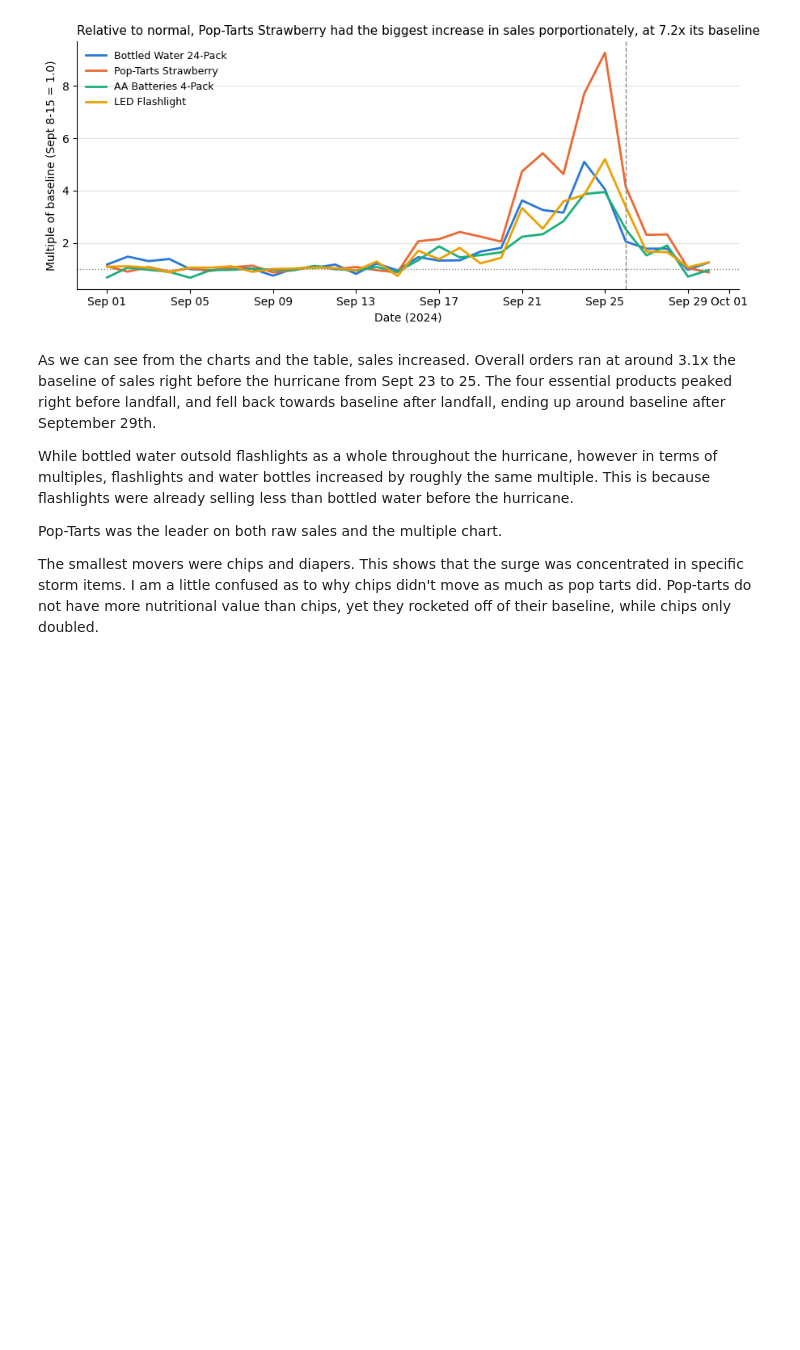
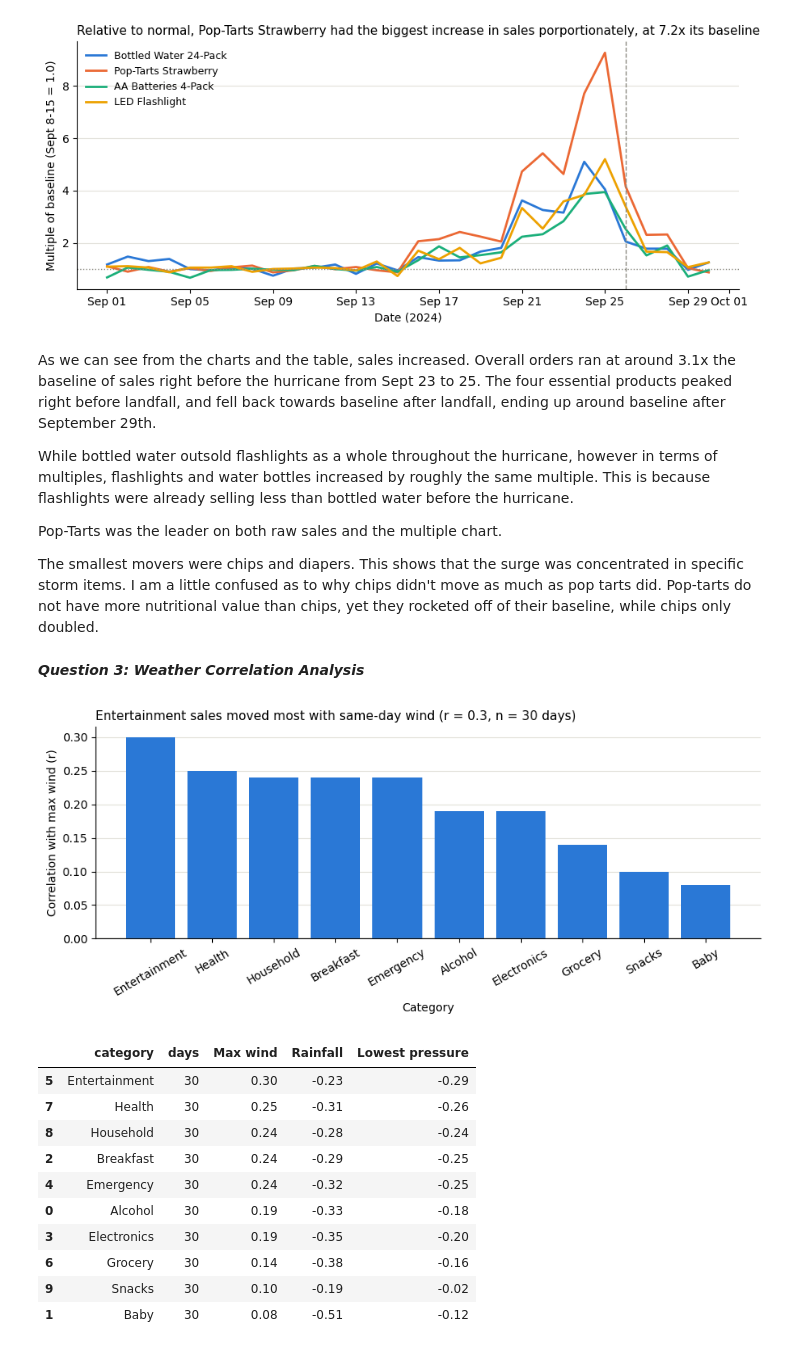
Before and after one commit to BenFreilichUVA/walmart-hurricane-project, a Jupyter notebook: notebooks/scratch/team_notebook.ipynb, the cells around one changed output. Drawn from its saved outputs; the diff is of its cells as text; code cells hidden in the pictures; blank space fills up the shorter version.

Commit message:
Tommy - Added question three graph and finished weather join

```diff
--- a/notebooks/scratch/team_notebook.ipynb
+++ b/notebooks/scratch/team_notebook.ipynb
@@ -741,3 +777,46 @@ While bottled water outsold flashlights as a whole throughout the hurricane, how
 Pop-Tarts was the leader on both raw sales and the multiple chart.
 
 The smallest movers were chips and diapers. This shows that the surge was concentrated in specific storm items. I am a little confused as to why chips didn't move as much as pop tarts did. Pop-tarts do not have more nutritional value than chips, yet they rocketed off of their baseline, while chips only doubled.
+# %% [markdown]
+***Question 3: Weather Correlation Analysis***
+# %%
+WEATHER_COLS = {'windspeed_max': 'Max wind', 'precipitation_sum': 'Rainfall', 'pressure_min': 'Lowest pressure'}
+
+category_daily = purchases.groupby(['date', 'category'])['quantity'].sum().reset_index()
+category_weather = category_daily.merge(weather_daily, on='date', how='left', validate='many_to_one')
+
+rows = []
+for category in sorted(category_weather['category'].unique()):
+    one = category_weather[category_weather['category'] == category]
+    row = {'category': category, 'days': len(one)}
+    for col, label in WEATHER_COLS.items():
+        row[label] = round(one['quantity'].corr(one[col]), 2)
+    rows.append(row)
+category_corr = pd.DataFrame(rows).sort_values('Max wind', ascending=False)
+
+fig, ax = plt.subplots(figsize=(9, 4))
+ax.bar(category_corr['category'], category_corr['Max wind'], color=COLORS[0])
+ax.axhline(0, color=MUTED, linewidth=1)
+ax.set_xlabel('Category')
+ax.set_ylabel('Correlation with max wind (r)')
+ax.set_title(f'{category_corr["category"].iloc[0]} sales moved most with same-day wind '
+             f'(r = {category_corr["Max wind"].iloc[0]}, n = {category_corr["days"].iloc[0]} days)',
+             loc='left', fontsize=11)
+ax.tick_params(axis='x', labelrotation=30)
+tidy(ax)
+plt.tight_layout()
+plt.show()
+category_corr
+# %% [output]
+[figure, added]
+|  | category | days | Max wind | Rainfall | Lowest pressure |
+| 5 | Entertainment | 30 | 0.30 | -0.23 | -0.29 |
+| 7 | Health | 30 | 0.25 | -0.31 | -0.26 |
+| 8 | Household | 30 | 0.24 | -0.28 | -0.24 |
+| 2 | Breakfast | 30 | 0.24 | -0.29 | -0.25 |
+| 4 | Emergency | 30 | 0.24 | -0.32 | -0.25 |
+| 0 | Alcohol | 30 | 0.19 | -0.33 | -0.18 |
+| 3 | Electronics | 30 | 0.19 | -0.35 | -0.20 |
+| 6 | Grocery | 30 | 0.14 | -0.38 | -0.16 |
+| 9 | Snacks | 30 | 0.10 | -0.19 | -0.02 |
+| 1 | Baby | 30 | 0.08 | -0.51 | -0.12 |
```
Also changed, not shown: parts of 3 cells of this notebook.
